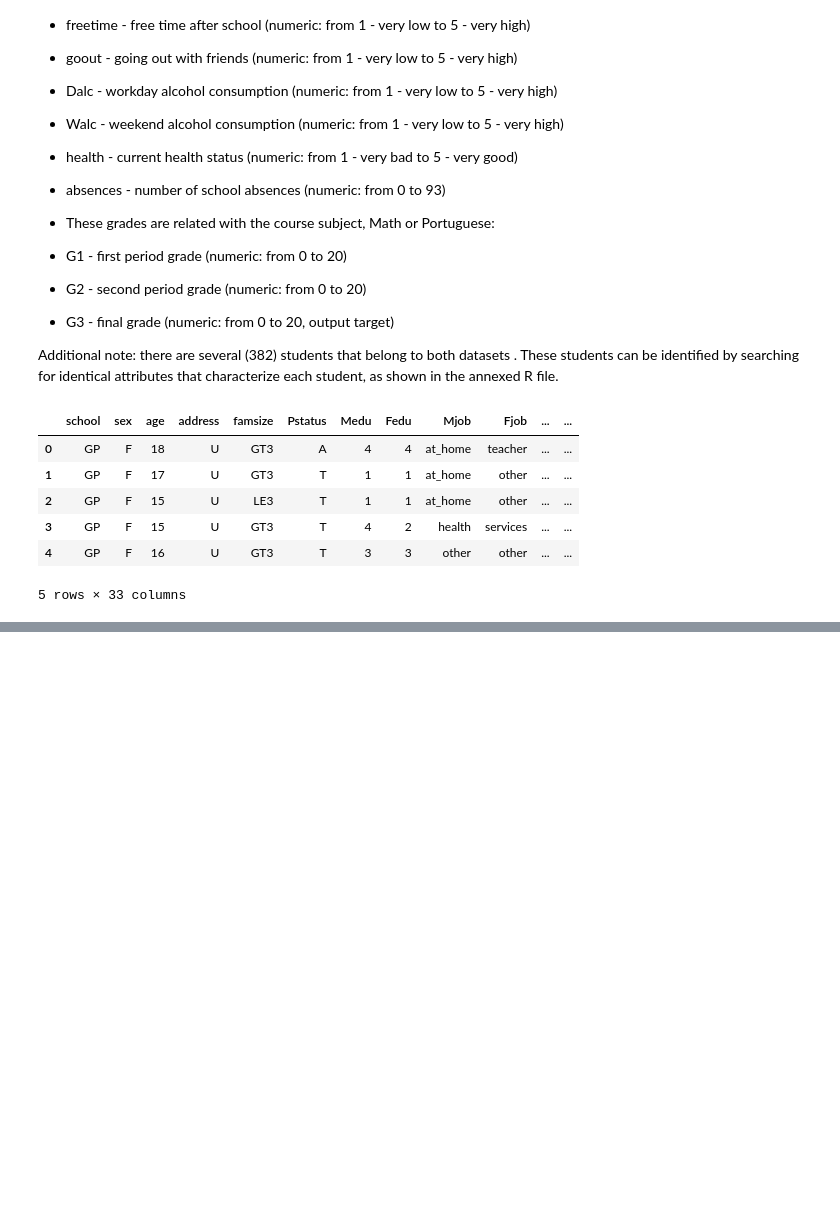
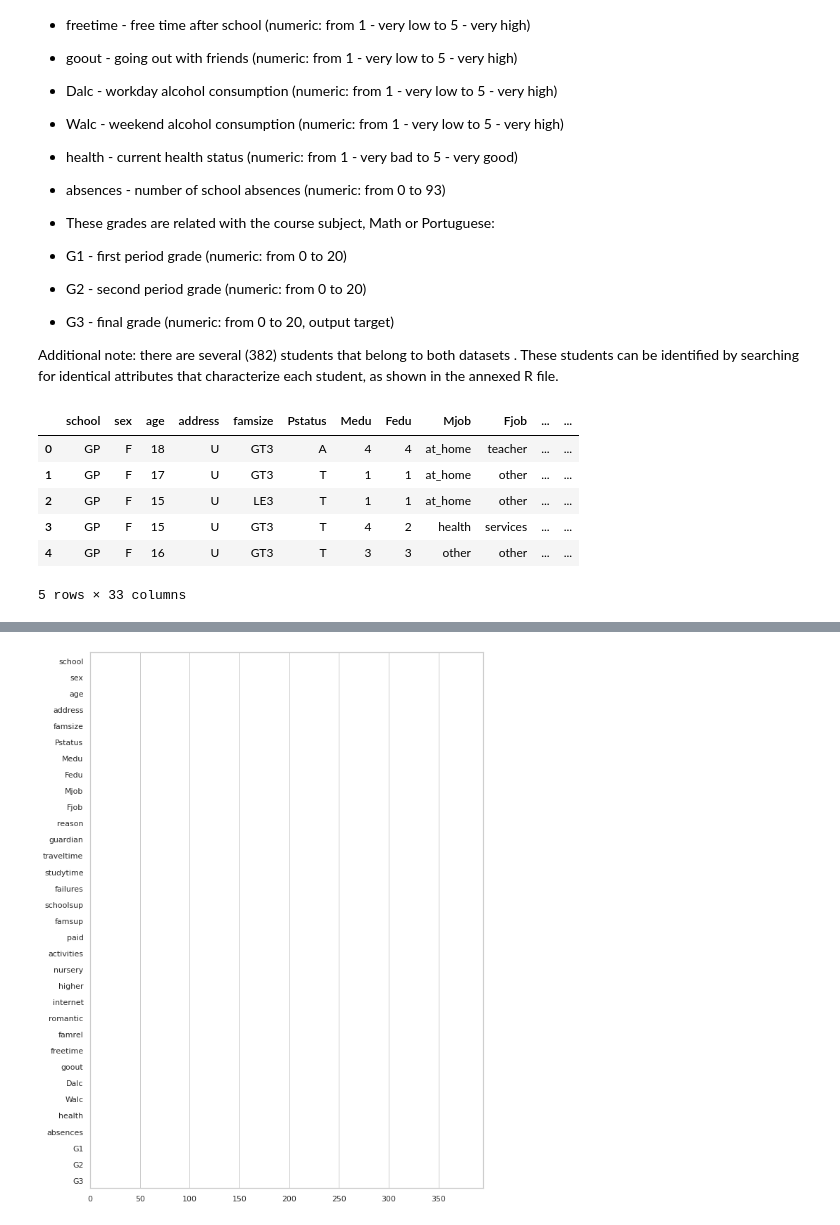
Before and after one commit to a-milenkin/Competitive_Data_Science, a Jupyter notebook: notebooks/pandas_intro.ipynb, the cells around one changed output, grey strips where cells are left out. Drawn from its saved outputs; the diff is of its cells as text; code cells hidden in the pictures; blank space fills up the shorter version.

```diff
--- a/notebooks/pandas_intro.ipynb
+++ b/notebooks/pandas_intro.ipynb
@@ -115,0 +109,14 @@ import seaborn as sns
+# %%
+# то же самое, только графиком
+# если бы значения были ненулевыми, то выглядело бы неплохо)
+sns.set_theme(style="whitegrid")
+plt.figure(figsize=(10, 14))
+sns.barplot(
+    x=df.isna().sum(),
+    y=df.columns.tolist(),
+    orient="h",
+)
+plt.xlim(0, df.shape[0])
+plt.show()
+# %% [output]
+[figure, added]
```
Also changed, not shown: parts of 14 cells of this notebook.
